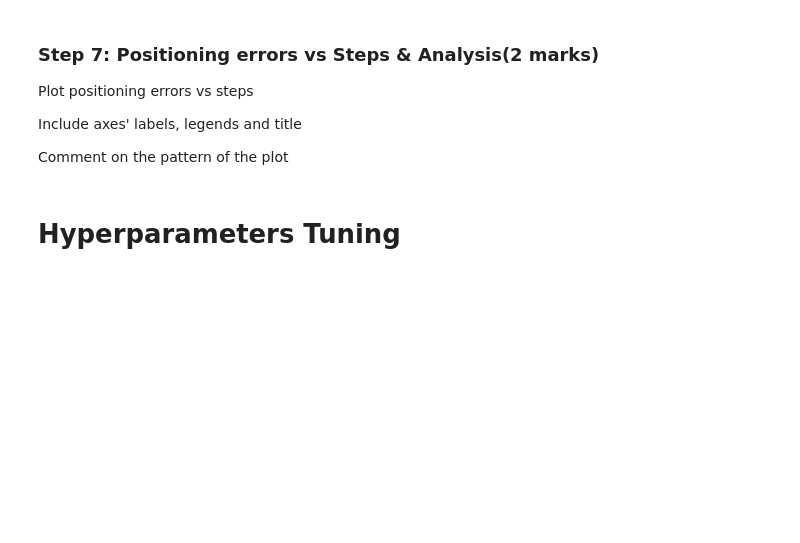
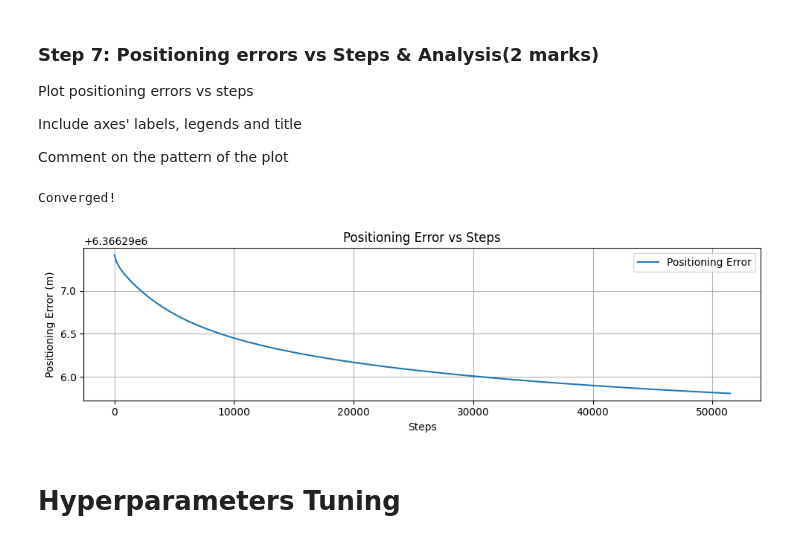
Before and after one commit to TonnyChuwa/engg680_2024_fall, a Jupyter notebook: Lab_Assignment3/Introduction to Machine Learning.ipynb, the cells around one changed output. Saved outputs shown, nothing was run; the diff lists cells and outputs as text; code cells hidden in the pictures; blank space fills up the shorter version.

```diff
--- a/Lab_Assignment3/Introduction to Machine Learning.ipynb
+++ b/Lab_Assignment3/Introduction to Machine Learning.ipynb
@@ -315,6 +422,71 @@ plt.show()
 
 # Comment on the pattern
 # ...
+# %%
+# Gradient descent algorithm with position tracking
+def gradient_descent(pseudorange, s_pos, learning_rate=0.0001, max_iters=100000, tolerance=1e-6):
+    global arr_cost, arr_grad, arr_positions, steps_count
+    arr_cost = []
+    arr_grad = []
+    arr_positions = []  # Initialize an array to track positions at each step
+    steps_count = 0
+    X = np.random.uniform(-1e-3, 1e-3, size=4)  # Initializing with small random values
+
+    for iteration in range(max_iters):
+        r_pos = X[:3]
+        cdT = X[3]
+        current_cost = cost_function(r_pos, cdT, s_pos, pseudorange)
+
+        grad = gradient(r_pos, cdT, s_pos, pseudorange)
+        grad = np.clip(grad, -1e3, 1e3)  # Cliping gradients to prevent overflow
+
+        # Check for NaN or Inf in gradients
+        if np.any(np.isnan(grad)) or np.any(np.isinf(grad)):
+            print(f"Iteration {iteration}: Gradient has NaN or Inf values. Stopping optimization.")
+            break
+
+        X_new = X - learning_rate * grad
+        new_cost = cost_function(X_new[:3], X_new[3], s_pos, pseudorange)
+
+        arr_cost.append(current_cost)
+        arr_grad.append(np.linalg.norm(grad))
+        arr_positions.append(X[:3])
+
+        if np.abs(new_cost - current_cost) < tolerance:
+            steps_count = iteration
+            print("Converged!")
+            break
+
+        X = X_new
+
+    return X
+
+# Run the gradient descent function with the normalized data
+optimized_params = gradient_descent(pseudorange, sat_pos, learning_rate=0.0001)
+
+# Calculate positioning errors at each step
+arr_err = [np.linalg.norm(pos - GroundTruth) for pos in arr_positions]
+
+# Plot positioning errors vs steps
+fig, ax = plt.subplots(nrows=1, ncols=1, figsize=(10, 3))
+ax.plot(arr_err, label='Positioning Error')
+ax.set_xlabel('Steps')
+ax.set_ylabel('Positioning Error (m)')
+ax.set_title('Positioning Error vs Steps')
+ax.grid(True)
+ax.legend()
+
+fig.tight_layout()
+plt.show()
+
+# Comment on the pattern:
+# The "Positioning Error vs Steps" plot shows a decreasing trend in positioning errors as the number
+# of steps increases. This indicates that the gradient descent algorithm is improving the estimated position
+# with each iteration. If the positioning errors decrease smoothly and level off towards the end, this
+# suggests that the algorithm has converged to an optimal or near-optimal solution.
+# %% [output]
+Converged!
+[figure, added]
 # %% [markdown]
 # Hyperparameters Tuning
 # %% [markdown]
```
Also changed, not shown: parts of 14 cells of this notebook.
